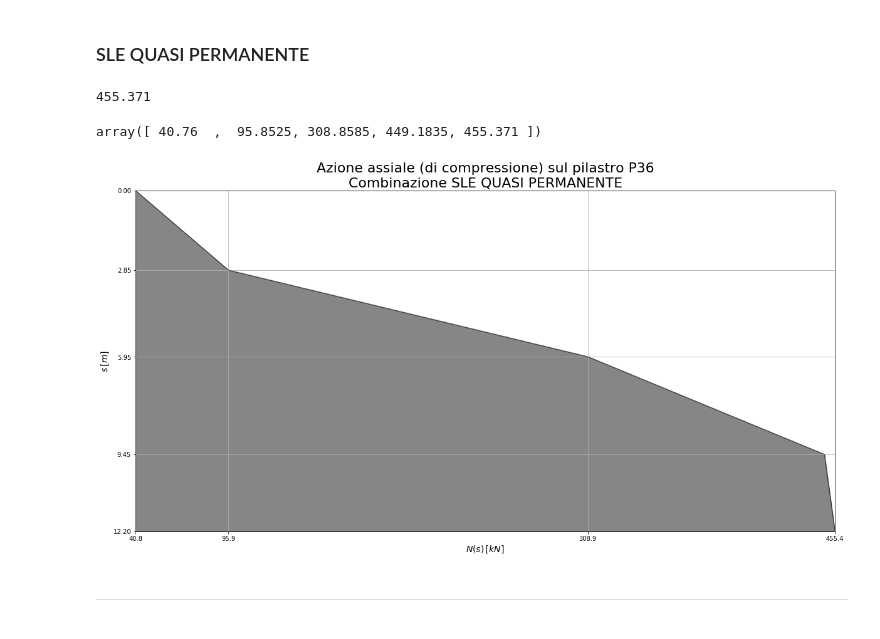
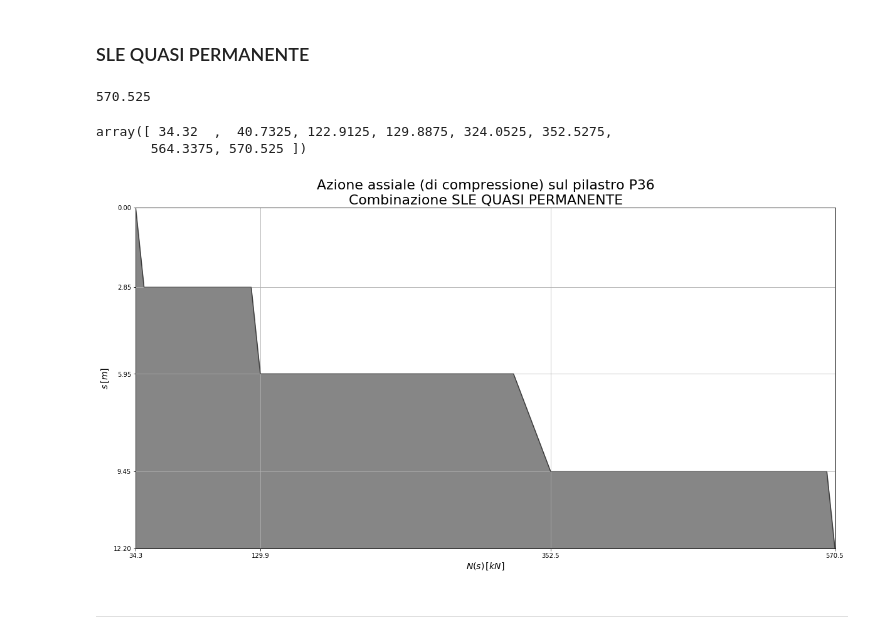
Before and after one commit to akaanzo/structural-safety, a Jupyter notebook: sol_col.ipynb, the cells around one changed output. Saved outputs shown, nothing was run; the diff lists cells and outputs as text; code cells hidden in the pictures.

```diff
--- a/sol_col.ipynb
+++ b/sol_col.ipynb
@@ -374,6 +361,0 @@ N2max_sleRara
-# %%
-NG1 = np.array([14.4+15, 14.4+15+12.8+15+25*.3**2 * l1, 14.4+15+12.8+15+63.36+33.375+25*.3**2 * (l1+l2), 14.4+15+12.8+15+63.36+33.375+36+26.25+25*.3**2 * (l1+l2+l3),  14.4+15+12.8+15+63.36+33.375+36+26.25+25*.3**2 * (l1+l2+l3+l4)])
-
-NG2 = np.array([11.36, 11.36+18.48, 11.36+18.48+91.476, 11.36+18.48+91.476+46.2, 11.36+18.48+91.476+46.2])
-
-NQ = np.array([.5*9.64+0*2+.6*.552, .5*9.64+0*2+.6*.552+.7*8, .5*9.64+0*2+.6*.552+.7*8+59.4, .5*9.64+0*2+.6*.552+.7*8+59.4+.7*40, .5*9.64+0*2+.6*.552+.7*8+59.4+.7*40])
@@ -470,0 +456,3 @@ array([ 40.76  ,  95.8525, 308.8585, 449.1835, 455.371 ])
+# %%
+N2min_sleFreq = NG1 + NG2 + np.array([0*7.23+0*1.5+.2*.414, 0*7.23+0*1.5+.2*.414, 0*7.23+0*1.5+.2*.414 + .3*6, 0*7.23+0*1.5+.2*.414 + .3*6, 0*7.23+0*1.5+.2*.414 + .3*6 + .3*9+.3*66+0*116.50+0.2*2.28, 0*7.23+0*1.5+.2*.414 + .3*6 + .3*9+.3*66+0*116.50+0.2*2.28, 0*7.23+0*1.5+.2*.414 + .3*6 + .3*9+.3*66+0*116.50+.2*2.28+.6*72, 0*7.23+0*1.5+.2*.414 + .3*6 + .3*9+.3*66+0*116.50+.2*2.28 + .6*72])
+N2min_sleFreq
@@ -489,32 +480,33 @@ plt.show()
 # %% [markdown]
 ### SLE QUASI PERMANENTE
-# %%
-N2min_sleQP = (27.45+2*15+33.375+26.25+14.4+12.8+63.36+36)+(11.36+18.48+91.476+46.2)+(0*9.64+0*2+.3*8+.3*59.40+.6*40+0*.552)
-N2min_sleQP
-# %% [output]
-455.371
-# %%
-N2_sleQP = NG1 + NG2 + np.array([0*9.64 + 0*2 + 0*.552, 0*9.64 + 0*2 + 0*.552 + .3*8, 0*9.64 + 0*2 + 0*.552 + .3*8 + .3*59.40, 0*9.64 + 0*2 + 0*.552 + .3*8 + .3*59.40 + .6*40, 0*9.64 + 0*2 + 0*.552 + .3*8 + .3*59.40 + .6*40])
-N2_sleQP
-# %% [output]
-array([ 40.76  ,  95.8525, 308.8585, 449.1835, 455.371 ])
+# %%
+N2min_sleQP = (27.45 + 15+10.8 + 15+9.60 + 33.375+9.60+52.80 +64.8+26.25)+(8.52+13.86+41.92+13.86+36.55+40.48+83.16)+(0*7.23+0*1.5+0*.414+.3*6+.3*9+.3*66+0*116.50+0*2.28+.6*72)
+N2min_sleQP
+# %% [output]
+570.525
+# %%
+N2_sleQP = NG1 + NG2 + np.array([0*7.23+0*1.5+0*.414, 0*7.23+0*1.5+0*.414, 0*7.23+0*1.5+0*.414 + .3*6, 0*7.23+0*1.5+.0*.414 + .3*6, 0*7.23+0*1.5+0*.414 + .3*6 + .3*9+.3*66+0*116.50+0*2.28, 0*7.23+0*1.5+0*.414 + .3*6 + .3*9+.3*66+0*116.50+0.2*28, 0*7.23+0*1.5+0*.414 + .3*6 + .3*9+.3*66+0*116.50+0*2.28+.6*72, 0*7.23+0*1.5+0*.414 + .3*6 + .3*9+.3*66+0*116.50+0*2.28 + .6*72])
+N2_sleQP
+# %% [output]
+array([ 34.32  ,  40.7325, 122.9125, 129.8875, 324.0525, 352.5275,
+       564.3375, 570.525 ])
 # %%
 plt.figure(figsize=(20,10))
 plt.plot(N2_sleQP,s,12.2, color='#0f0f0f80')
 plt.fill_between(N2_sleQP,12.2,s, color='#0f0f0f80')
 plt.ylim(0, l1+l2+l3+l4)
 plt.xlim(np.min(N2_sleQP), np.max(N2min_sleFreq))
 plt.gca().invert_yaxis()
 plt.grid()
 plt.ylabel(r'$s\,[m]$', fontsize='14')
 plt.xlabel(r'$N(s)\,[kN]$', fontsize='14')
 plt.yticks([0,l1, l1+l2, l1+l2+l3, l1+l2+l3+l4])
-plt.xticks([float(N2_sleQP[0]),float(N2_sleQP[1]),float(N2_sleQP[2]),float(N2_sleQP[4])])
+plt.xticks([float(N2_sleQP[0]),float(N2_sleQP[3]),float(N2_sleQP[5]),float(N2_sleQP[7])])
 plt.axhline(0, color='black')
 plt.title('Azione assiale (di compressione) sul pilastro P36\nCombinazione SLE QUASI PERMANENTE', fontsize='22')
 plt.savefig('export/img/P36_axialLoad_sleQP.jpg')
 plt.show()
 # %% [output]
-[figure, old version]
+[figure, new version]
 # %% [markdown]
 ---
```
Also changed, not shown: parts of 23 cells of this notebook, 7 other files.
